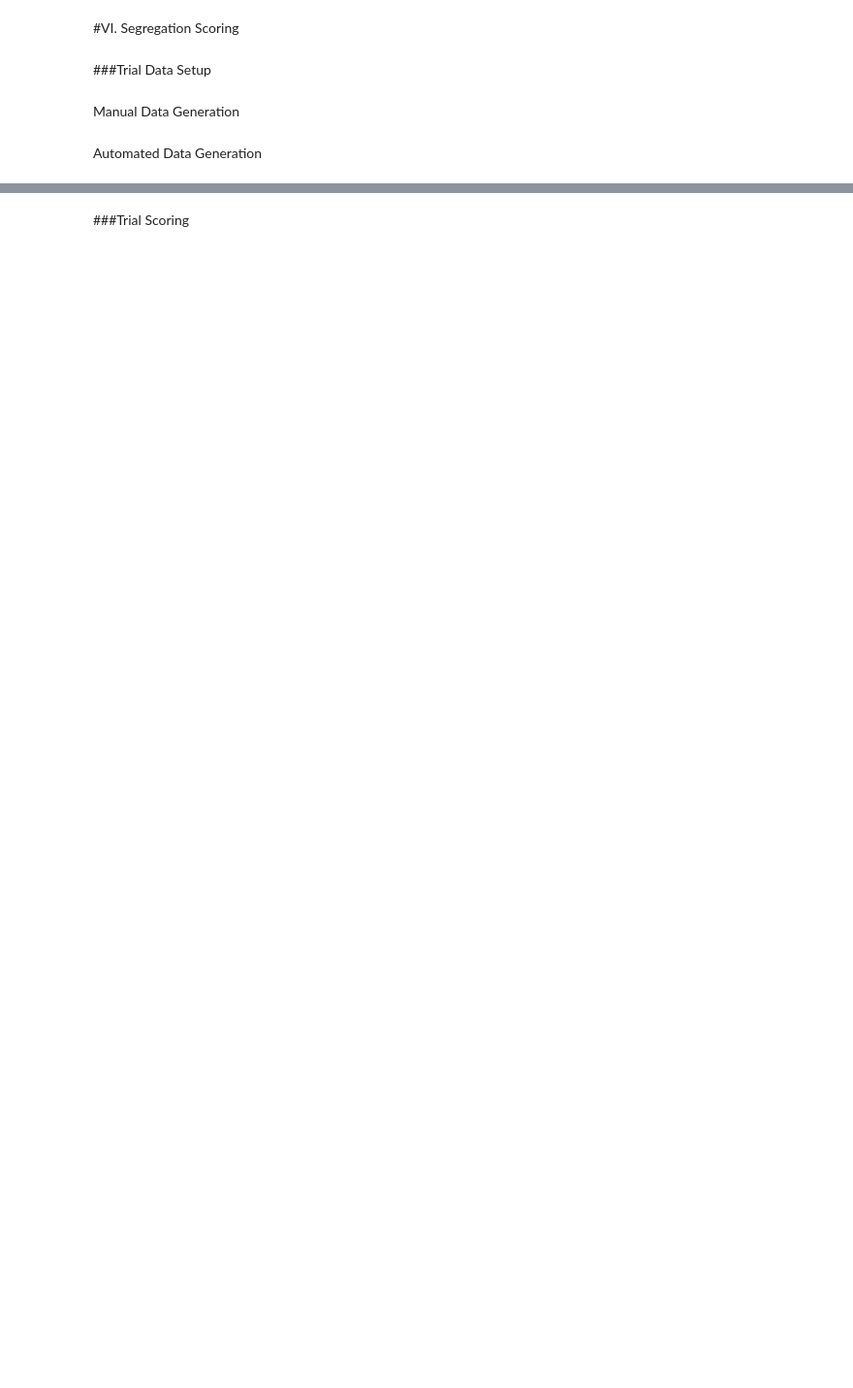
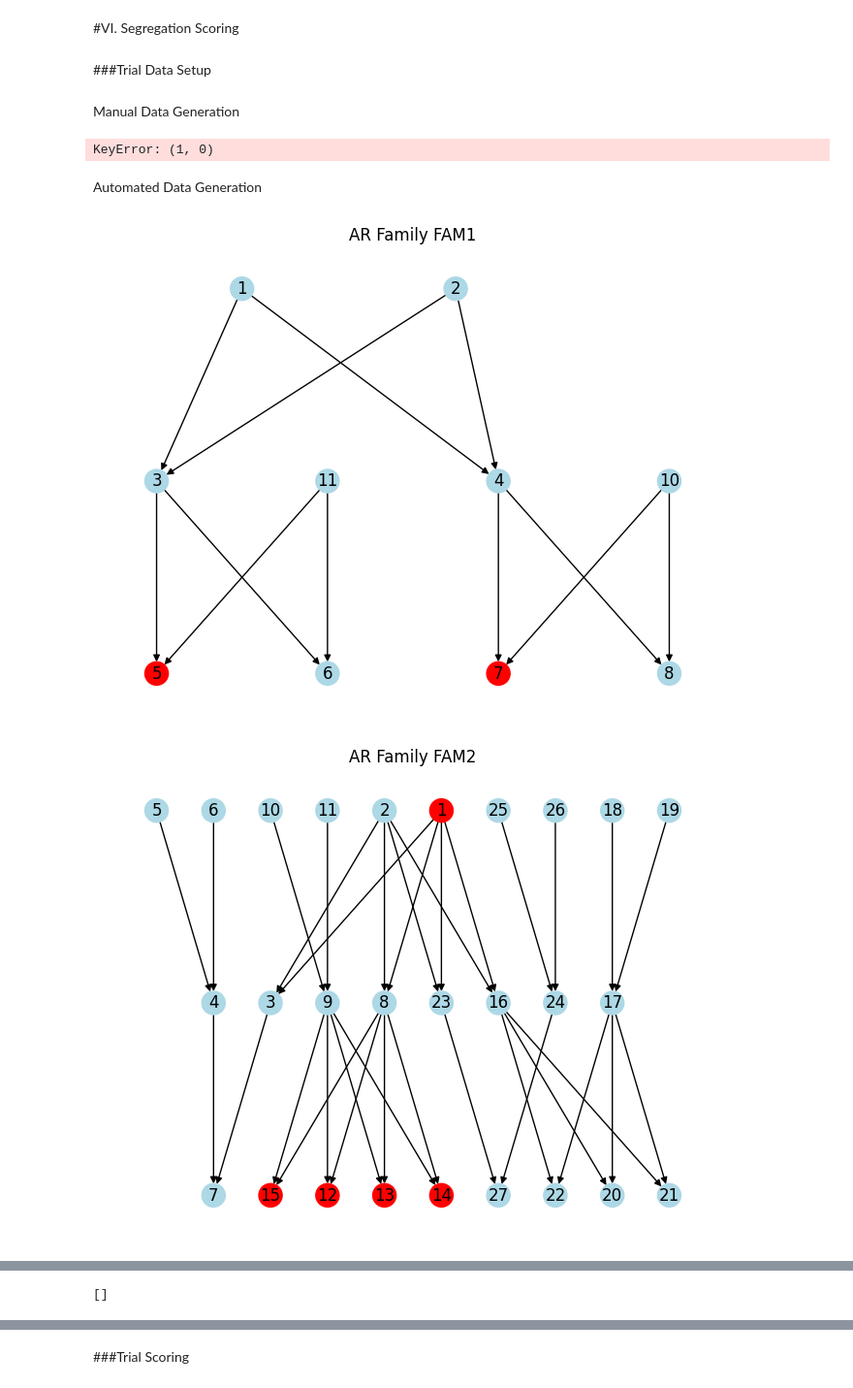
Before and after one commit to taylorngt/PedNet, a Jupyter notebook: SegregationScoring.ipynb, the cells around one changed output, grey strips where cells are left out. Shown at 97% size. Saved outputs shown, nothing was run; the diff lists cells and outputs as text; code cells hidden in the pictures; blank space fills up the shorter version.

```diff
--- a/SegregationScoring.ipynb
+++ b/SegregationScoring.ipynb
@@ -1033,22 +1050,25 @@ G_ar = construct_pedigree_graph(DF_ar)
 # %%
 vars_AD = simulate_variant_table(G_ad, 'AD')
 vars_AR = simulate_variant_table(G_ar, 'AR')
+# %%
+print(vars_AD['chr1:100000_A>T'][1,0])
+# %% [output]
+KeyError: (1, 0)
 # %% [markdown]
 Automated Data Generation
 # %%
 family_num = 10
-mixed_fam_data = {}
-mixed_fam_data['FAM1']= {'PedGraph': G_ad, 'VarTable': vars_AD}
-mixed_fam_data['FAM2']= {'PedGraph': G_ar, 'VarTable': vars_AR}
+AR_fam_data = {}
+AR_fam_data['FAM1']= {'PedGraph': G_ar, 'VarTable': vars_AR}
 for family in range(family_num):
-    FamilyID = f'FAM{family+3}'
-    mode= random.choice(['AD','AR'])
-    alt_freq = random.randint(2,10)/100 if mode == 'AD' else random.randint(5,25)/100
+    FamilyID = f'FAM{family+2}'
+    mode= 'AR'
+    alt_freq = random.randint(2,8)/100 if mode == 'AD' else random.randint(5,20)/100
     QC_pass = False
     while not QC_pass:
         G,V = ped_and_var_table_gen(FamilyID= FamilyID,
                                     mode= mode,
-                                    max_children= 3,
+                                    max_children= 4,
                                     generation_count= 3,
                                     AffectedSpouse= True,
                                     BackpropLikelihood= 0.5,
@@ -1059,19 +1079,19 @@ for family in range(family_num):
         if G.number_of_nodes() > 5 and len(aff) > 1:
             QC_pass = True
 
-    mixed_fam_data[FamilyID] = {'PedGraph': G, 'VarTable': V}
+    AR_fam_data[FamilyID] = {'PedGraph': G, 'VarTable': V}
 
 AD_fam_data = {}
 AD_fam_data['FAM1']= {'PedGraph': G_ad, 'VarTable': vars_AD}
 for family in range(family_num):
     FamilyID = f'FAM{family+2}'
     mode= 'AD'
-    alt_freq = random.randint(2,10)/100 if mode == 'AD' else random.randint(5,25)/100
+    alt_freq = random.randint(2,8)/100 if mode == 'AD' else random.randint(5,20)/100
     QC_pass = False
     while not QC_pass:
         G,V = ped_and_var_table_gen(FamilyID= FamilyID,
                                     mode= mode,
-                                    max_children= 3,
+                                    max_children= 4,
                                     generation_count= 3,
                                     AffectedSpouse= True,
                                     BackpropLikelihood= 0.5,
@@ -1083,3 +1103,11 @@ for family in range(family_num):
             QC_pass = True
 
     AD_fam_data[FamilyID] = {'PedGraph': G, 'VarTable': V}
+# %%
+for family in AR_fam_data.keys():
+    plot_pedigree_tree(AR_fam_data[family]['PedGraph'], title= f'AR Family {family}')
+
+print(parents(G=AD_fam_data['FAM1']['PedGraph'], node=1))
+# %% [output]
+[figure, added]
+[figure, added]
@@ -1085,0 +1123 @@ for family in range(family_num):
+[]
```
Also changed, not shown: parts of 26 cells of this notebook.
